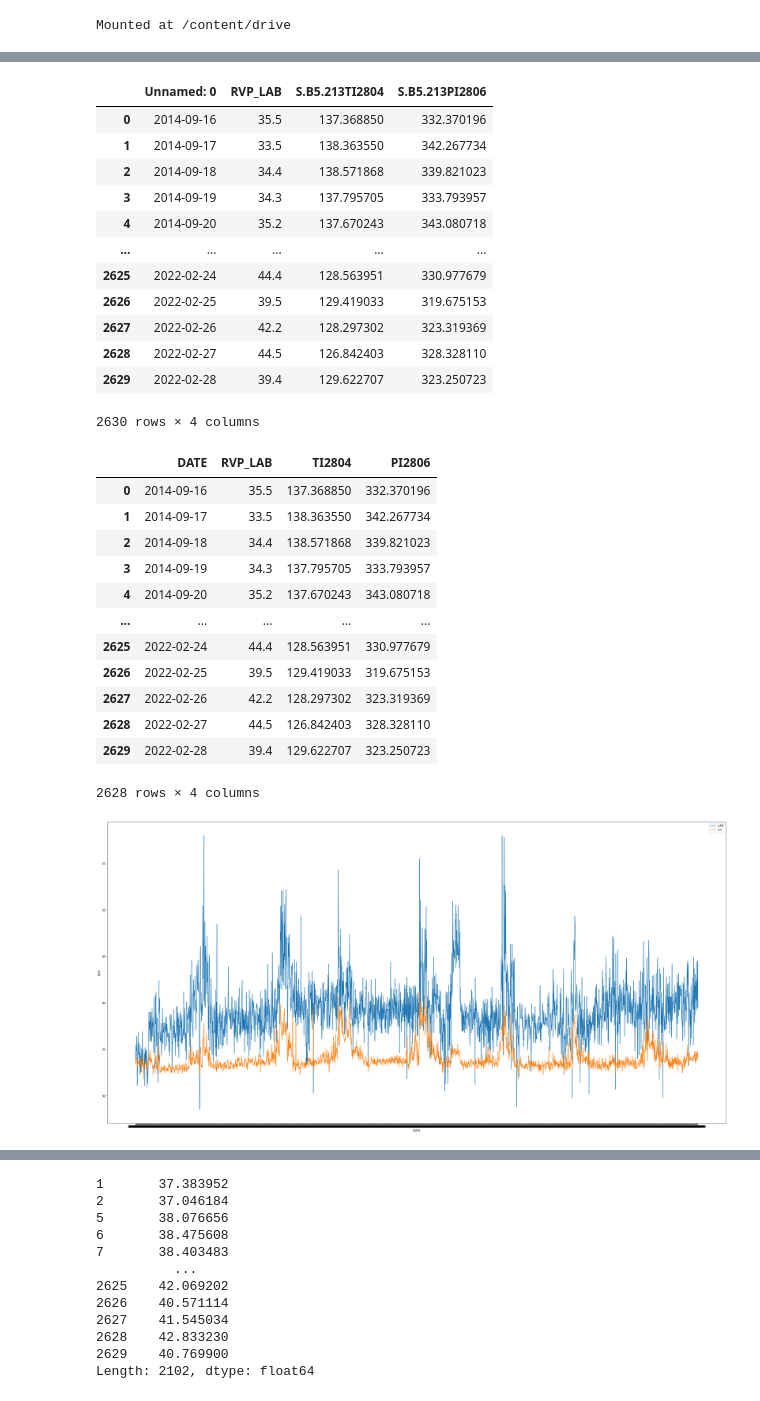
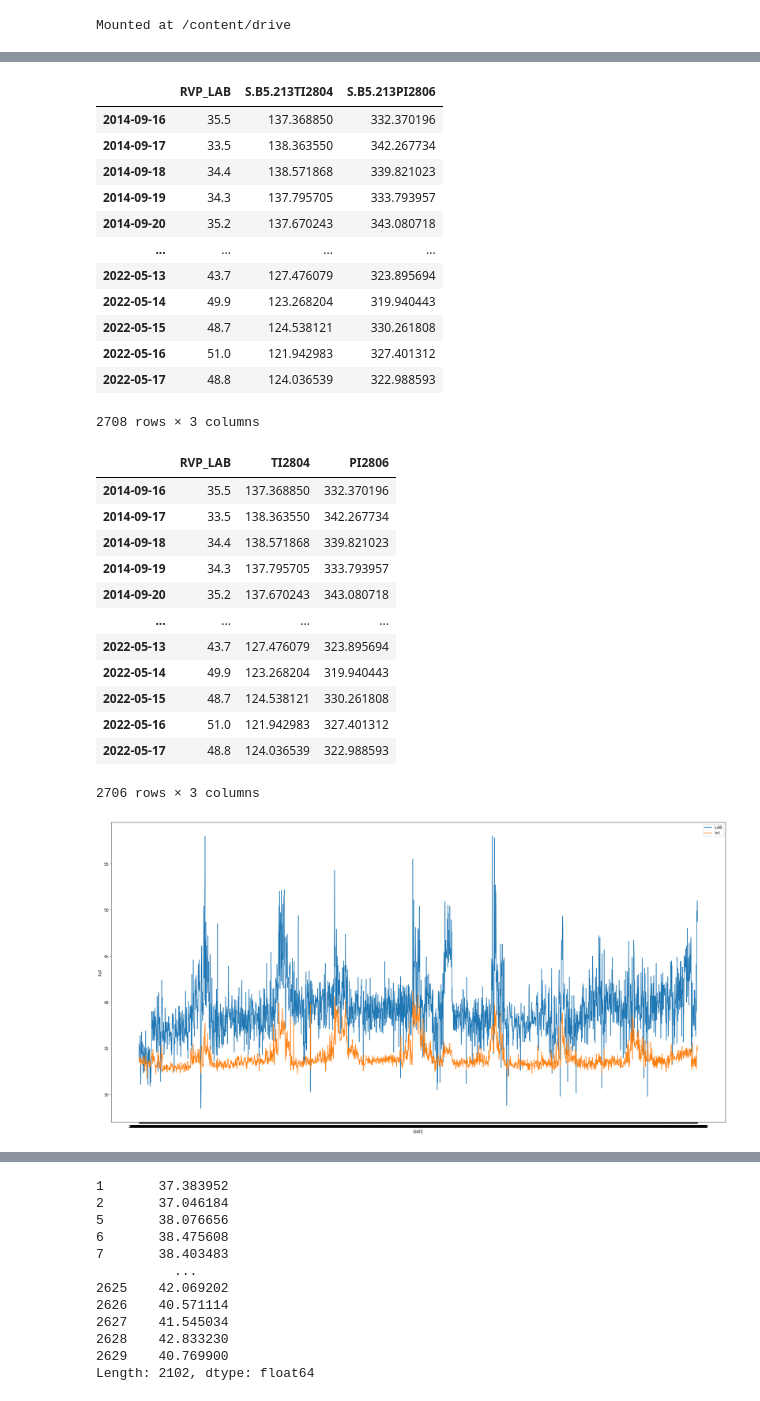
Before and after one commit to hoonzi-s/APC, a Jupyter notebook: #1 ALK - 213BTMRVP Inferential.ipynb, the cells around one changed output, grey strips where cells are left out. Saved outputs shown, nothing was run; the diff lists cells and outputs as text; code cells hidden in the pictures.

```diff
--- a/#1 ALK - 213BTMRVP Inferential.ipynb
+++ b/#1 ALK - 213BTMRVP Inferential.ipynb
@@ -12,5 +21,5 @@ import matplotlib.pyplot as plt
 # %%
-data = pd.read_csv('alk rvp csv.csv')
+data = pd.read_csv('alk rvp csv.csv', index_col = 0)
 data.info()
 # %% [output]
 <class 'pandas.core.frame.DataFrame'>
@@ -39,45 +47,50 @@ data.describe()
 # %%
 data
 # %% [output]
-|  | Unnamed: 0 | RVP_LAB | S.B5.213TI2804 | S.B5.213PI2806 |
-| 0 | 2014-09-16 | 35.5 | 137.368850 | 332.370196 |
-| 1 | 2014-09-17 | 33.5 | 138.363550 | 342.267734 |
-| 2 | 2014-09-18 | 34.4 | 138.571868 | 339.821023 |
-| 3 | 2014-09-19 | 34.3 | 137.795705 | 333.793957 |
-| 4 | 2014-09-20 | 35.2 | 137.670243 | 343.080718 |
-| ... | ... | ... | ... | ... |
-| 2625 | 2022-02-24 | 44.4 | 128.563951 | 330.977679 |
-| 2626 | 2022-02-25 | 39.5 | 129.419033 | 319.675153 |
-| 2627 | 2022-02-26 | 42.2 | 128.297302 | 323.319369 |
-| 2628 | 2022-02-27 | 44.5 | 126.842403 | 328.328110 |
-| 2629 | 2022-02-28 | 39.4 | 129.622707 | 323.250723 |
+|  | RVP_LAB | S.B5.213TI2804 | S.B5.213PI2806 |
+| 2014-09-16 | 35.5 | 137.368850 | 332.370196 |
+| 2014-09-17 | 33.5 | 138.363550 | 342.267734 |
+| 2014-09-18 | 34.4 | 138.571868 | 339.821023 |
+| 2014-09-19 | 34.3 | 137.795705 | 333.793957 |
+| 2014-09-20 | 35.2 | 137.670243 | 343.080718 |
+| ... | ... | ... | ... |
+| 2022-05-13 | 43.7 | 127.476079 | 323.895694 |
+| 2022-05-14 | 49.9 | 123.268204 | 319.940443 |
+| 2022-05-15 | 48.7 | 124.538121 | 330.261808 |
+| 2022-05-16 | 51.0 | 121.942983 | 327.401312 |
+| 2022-05-17 | 48.8 | 124.036539 | 322.988593 |
-2630 rows × 4 columns
+2708 rows × 3 columns
 # %%
-data.columns = ['DATE', 'RVP_LAB', 'TI2804', 'PI2806']
+data.columns = ['RVP_LAB', 'TI2804', 'PI2806']
 data = data[data['RVP_LAB'] < 60]
 data
 # %% [output]
-|  | DATE | RVP_LAB | TI2804 | PI2806 |
-| 0 | 2014-09-16 | 35.5 | 137.368850 | 332.370196 |
-| 1 | 2014-09-17 | 33.5 | 138.363550 | 342.267734 |
-| 2 | 2014-09-18 | 34.4 | 138.571868 | 339.821023 |
-| 3 | 2014-09-19 | 34.3 | 137.795705 | 333.793957 |
-| 4 | 2014-09-20 | 35.2 | 137.670243 | 343.080718 |
-| ... | ... | ... | ... | ... |
-| 2625 | 2022-02-24 | 44.4 | 128.563951 | 330.977679 |
-| 2626 | 2022-02-25 | 39.5 | 129.419033 | 319.675153 |
-| 2627 | 2022-02-26 | 42.2 | 128.297302 | 323.319369 |
-| 2628 | 2022-02-27 | 44.5 | 126.842403 | 328.328110 |
-| 2629 | 2022-02-28 | 39.4 | 129.622707 | 323.250723 |
+|  | RVP_LAB | TI2804 | PI2806 |
+| 2014-09-16 | 35.5 | 137.368850 | 332.370196 |
+| 2014-09-17 | 33.5 | 138.363550 | 342.267734 |
+| 2014-09-18 | 34.4 | 138.571868 | 339.821023 |
+| 2014-09-19 | 34.3 | 137.795705 | 333.793957 |
+| 2014-09-20 | 35.2 | 137.670243 | 343.080718 |
+| ... | ... | ... | ... |
+| 2022-05-13 | 43.7 | 127.476079 | 323.895694 |
+| 2022-05-14 | 49.9 | 123.268204 | 319.940443 |
+| 2022-05-15 | 48.7 | 124.538121 | 330.261808 |
+| 2022-05-16 | 51.0 | 121.942983 | 327.401312 |
+| 2022-05-17 | 48.8 | 124.036539 | 322.988593 |
-2628 rows × 4 columns
+2706 rows × 3 columns
 # %%
-plt.figure(figsize = (40, 20))
-plt.plot(data['DATE'], data['RVP_LAB'], label = 'LAB')
-plt.plot(data['DATE'], -0.1343 * data['TI2804'] + 0.0520 * data['PI2806'] + 34.671, label = 'Inf.')
+a1 = -0.1343
+a2 = 0.0520
+b = 34.671
+inferential = a1 * data['TI2804'] + a2 * data['PI2806'] + b
+
+plt.figure(figsize = (30, 15))
+plt.plot(data['RVP_LAB'], label = 'LAB')
+plt.plot(inferential, label = 'INFERENTIAL')
 plt.xlabel('DATE')
 plt.ylabel('RVP')
 plt.legend()
 plt.show()
 # %% [output]
-[figure, old version]
+[figure, new version]
 # %%
```
Also changed, not shown: parts of 10 cells of this notebook.
